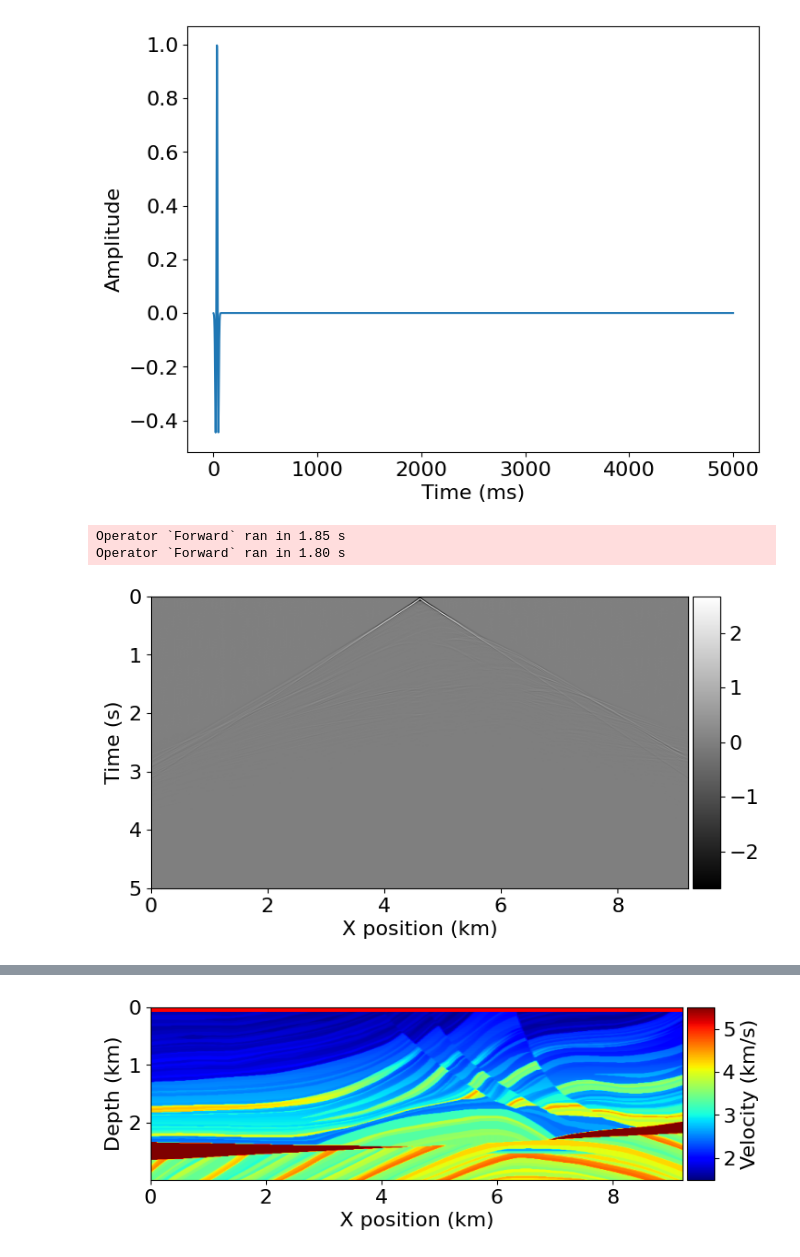
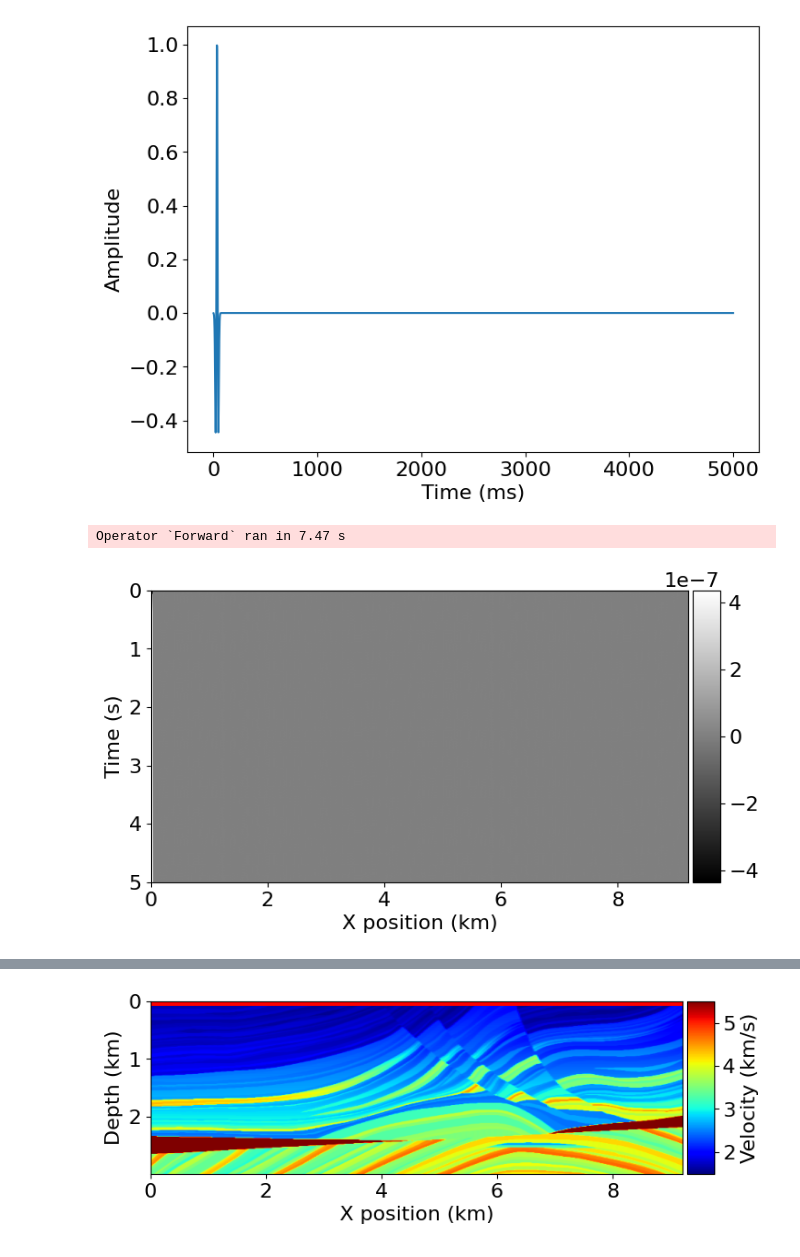
Before and after one commit to joaopaulomo/code_rtm_implemnte, a Jupyter notebook: rtm_implement_resample_unix_viscoacoustic.ipynb, the cells around one changed output, grey strips where cells are left out. Cells and saved outputs as stored; diff of their text form; code cells hidden in the pictures.

```diff
--- a/rtm_implement_resample_unix_viscoacoustic.ipynb
+++ b/rtm_implement_resample_unix_viscoacoustic.ipynb
@@ -1,8 +1,13 @@
 # %%
-from examples.seismic import Model, plot_velocity
+from examples.seismic import Model, ModelViscoacoustic, plot_velocity
 from devito import *
+from utils import *
+import sympy as sp
 import numpy as np
 import matplotlib as plt
+%matplotlib inline
+from IPython.display import clear_output
+import gc
 
 nx = 738
 nz = 240
@@ -23,7 +28,9 @@ path = "marmousi-resample-738x240.bin"
 a = open(path)
 v = np.fromfile(a, dtype=dtype).reshape([nx, nz])
 v=v/1000
-model = Model(vp=v, origin=origin, shape=shape, spacing=spacing,
-              space_order=space_order, nbl=nbl, bcs="damp")
 
-plot_velocity(model)
+qp = np.zeros(shape)
+qp[:] = 3.516*((v[:]*1000.)**2.2)*10**(-6)
+
+rho = np.zeros(shape)
+rho[:] = 0.31*(v[:]*1000.)**0.25
@@ -33,0 +37,4 @@ Operator `initdamp` ran in 0.01 s
+# %%
+model = ModelViscoacoustic(space_order=space_order, vp=v, qp=qp, b=1/rho,
+                           origin=origin, shape=shape, spacing=spacing,
+                           nbl=nbl)
@@ -74,17 +91,14 @@ geometry.src.show()
 # %% [output]
 [figure]
 # %%
-from examples.seismic.acoustic import AcousticWaveSolver
+from examples.seismic.viscoacoustic import ViscoacousticWaveSolver
 from examples.seismic import plot_shotrecord
 
-solver = AcousticWaveSolver(model, geometry, space_order=space_order)
-true_d , _, _ = solver.forward(vp=model.vp)
-smooth_d, _, _ = solver.forward(vp=model0.vp)
+solver = ViscoacousticWaveSolver(model, geometry, space_order=space_order, kernel='kv')
+d0 = solver.forward(vp=model.vp, qp=model.qp, b=model.b, dt=dt)[0]
 # %% [output]
-Operator `Forward` ran in 1.85 s
-Operator `Forward` ran in 1.80 s
+Operator `Forward` ran in 7.47 s
 # %%
-
-plot_shotrecord(true_d.data, model, t0, tn)
+plot_shotrecord(d0.data , model, t0, tn)
 # %% [output]
-[figure, old version]
+[figure, new version]
```
Also changed, not shown: parts of 8 cells of this notebook.
